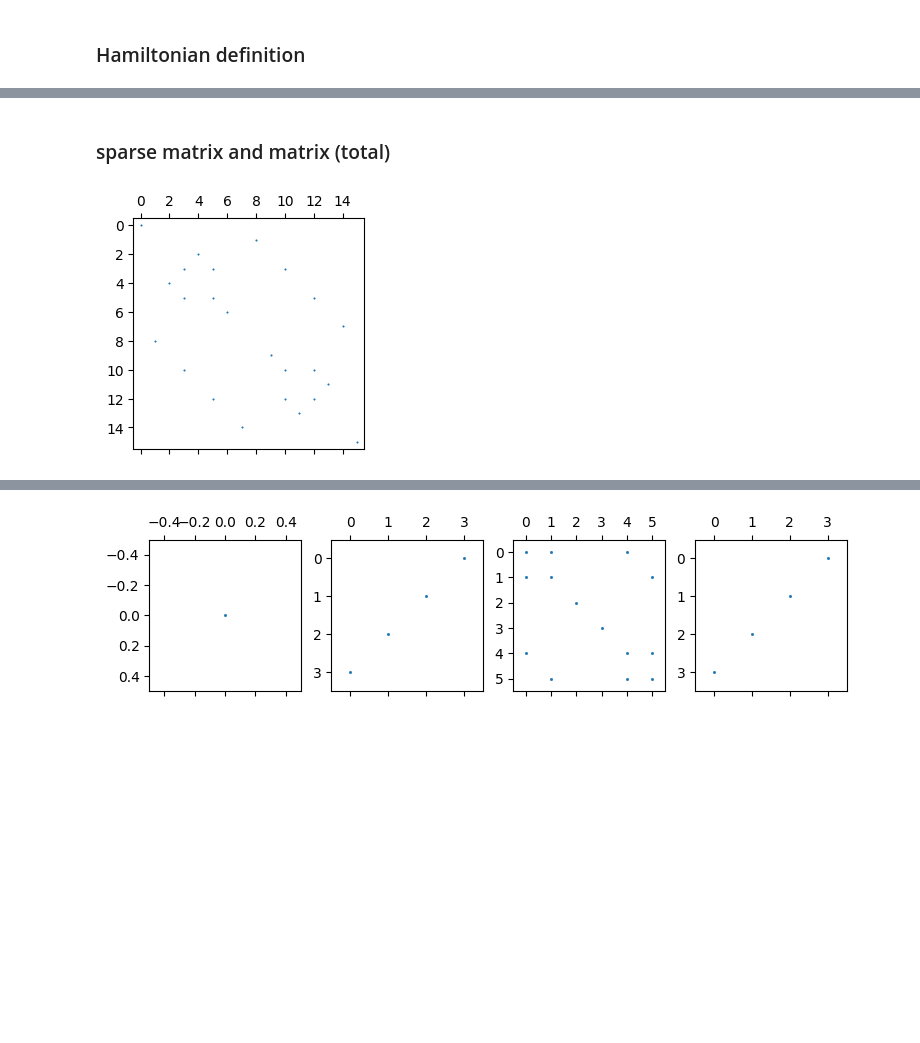
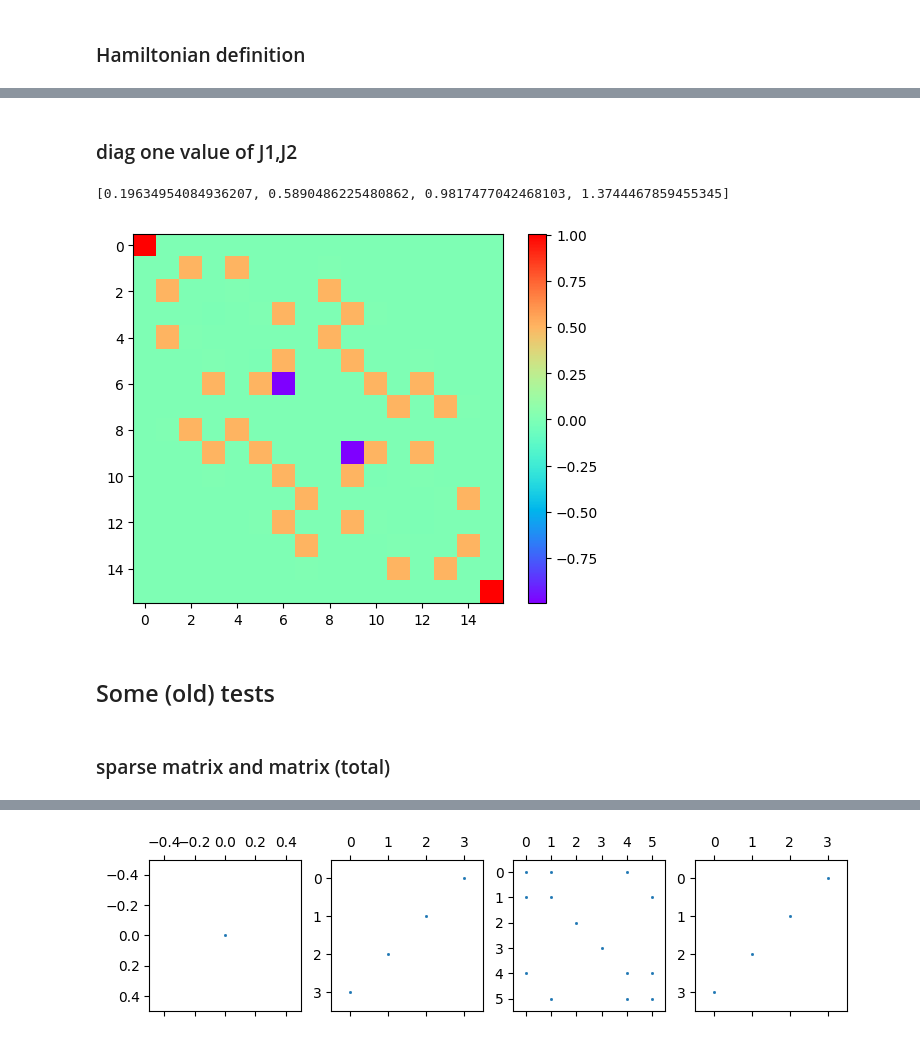
Before and after one commit to Cool-stanza/Shastry-Sutherland-model, a Jupyter notebook: 2x2 Shastry Sutherland model.ipynb, the cells around one changed output, grey strips where cells are left out. Drawn from its saved outputs; the diff is of its cells as text; code cells hidden in the pictures; blank space fills up the shorter version.

```diff
--- a/2x2 Shastry Sutherland model.ipynb
+++ b/2x2 Shastry Sutherland model.ipynb
@@ -16,4 +17,5 @@ import Hamiltonian_definition as HD
 # %%
+save_path = "/home/costanza/UNIVERSITÀ/secondo semestre/MOLTI CORPI/dati/2x2/"
 Lx,Ly = 2,2 # lattice dim
 L=Lx*Ly
 dim = 2**(Lx*Ly)
@@ -124,20 +181,46 @@ def H_diag_block(L,J1,J2):
+# %% [markdown]
+### diag one value of J1,J2
+# %%
+#matrice sparsa
+row,col,data = [],[],[]
+for i in range(dim):
+    H = Hamiltonian(J1,J2,i)
+    for value,j in H:
+        row.append(i)
+        col.append(j)
+        data.append(value) #appende value in posizione (i,j)
+sparse_matrix = csr_matrix((data,(row,col)),shape=(dim,dim))
+#print(sparse_matrix.toarray())
+
+# plt.figure(figsize=(3,3))
+# plt.spy(sparse_matrix, markersize=0.5)
+# plt.show()
+
+matrix = sparse_matrix.toarray()
+
+# #TOTAL MATRIX
+# total_matrix = np.array(matrix)
+# np.save("matrix.npy", matrix)
+# for row in matrix:
+#     print("[", " ".join(f"{i:4}" for i in row), "]")
+
+# Plot della matrice con la colormap
+plt.imshow(matrix, cmap='rainbow')
+plt.colorbar()  # Barra dei colori
+plt.show()
+
+eigvals, eigvecs = la.eigh(matrix)
+
+folder_name = f"J1={round(J1,2)}_J2={round(J2,2)}/"
+full_path = save_path + folder_name
+os.makedirs(full_path, exist_ok=True)
+
+np.save(full_path+f"eigvals", eigvals)
+np.save(full_path+f"eigvecs", eigvecs)
+# %% [output]
+[0.19634954084936207, 0.5890486225480862, 0.9817477042468103, 1.3744467859455345]
+[figure, added]
+# %% [markdown]
+## Some (old) tests
 # %% [markdown]
 ### sparse matrix and matrix (total)
-# %%
-#matrice sparsa
-
-row,col,data = [],[],[]
-for i in range(dim):
-    H = Hamiltonian(J1,J2,i)
-    for value,j in H:
-        row.append(i)
-        col.append(j)
-        data.append(value) #appende value in posizione (i,j)
-sparse_matrix = csr_matrix((data,(row,col)),shape=(dim,dim))
-#print(sparse_matrix.toarray())
-
-plt.figure(figsize=(3,3))
-plt.spy(sparse_matrix, markersize=0.5)
-plt.show()
-# %% [output]
-[figure, removed]
```
Also changed, not shown: parts of 10 cells of this notebook, 3 other files.
